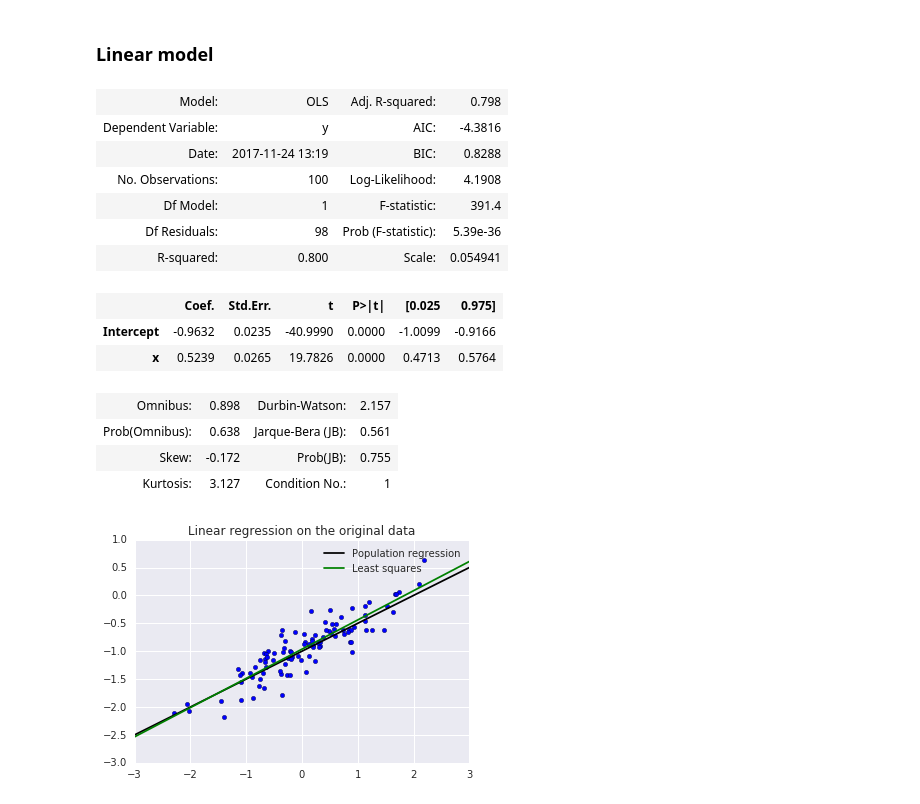
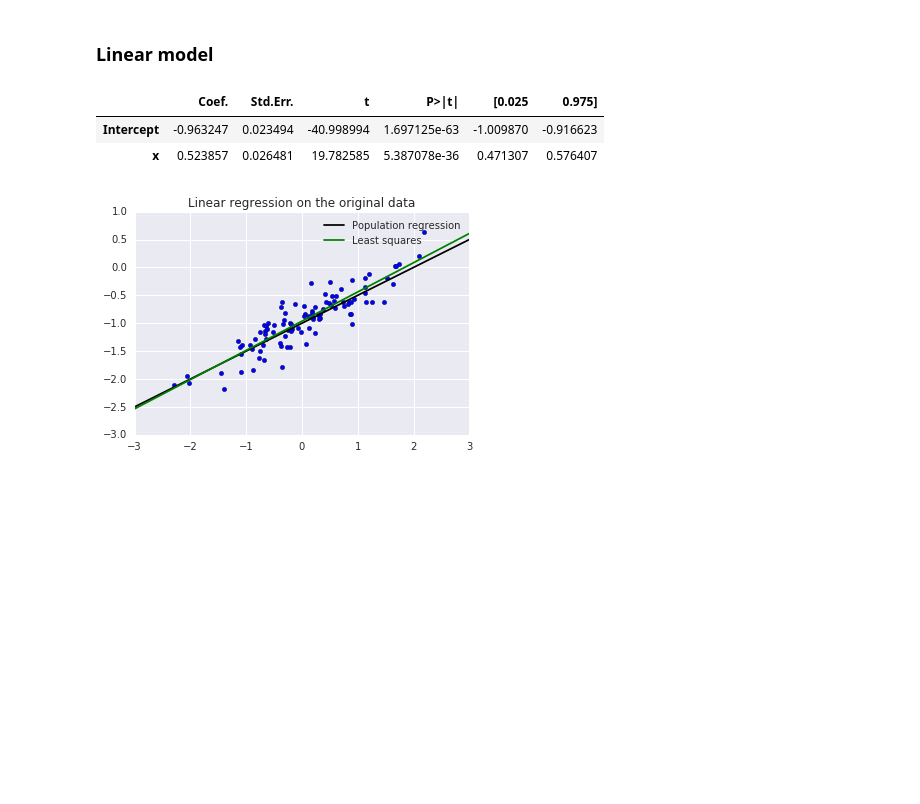
Before and after one commit to srillaert/ISLR-python, a Jupyter notebook: Ch3 Linear Regression/Ex13 Simple linear regression models on simulated data with different levels of noise.ipynb, the cells around one changed output. Cells and saved outputs as stored; diff of their text form; code cells hidden in the pictures; blank space fills up the shorter version.

```diff
--- a/Ch3 Linear Regression/Ex13 Simple linear regression models on simulated data with different levels of noise.ipynb
+++ b/Ch3 Linear Regression/Ex13 Simple linear regression models on simulated data with different levels of noise.ipynb
@@ -12,9 +13,12 @@ n = 100, ß₀ = -1 and ß₁ = 0.5
 # %%
 np.random.seed(1)
 x = np.random.randn(100)
-eps = np.random.randn(100) * .25
-y = -1 + .5 * x + eps
-df = pd.DataFrame({'x' : x, 'y' : y})
+def create_simulated_data(variance_error_term) :
+    eps = np.random.randn(100) * variance_error_term
+    y = -1 + .5 * x + eps
+    df = pd.DataFrame({'x' : x, 'y' : y})
+    return (y, df)
+y, df = create_simulated_data(.25)
 plt.scatter(x, y);
 # %% [output]
 [figure]
@@ -22,20 +26,9 @@ plt.scatter(x, y);
 ### Linear model
 # %%
 fit = sm.ols("y ~ x", df).fit()
-fit.summary2()
+fit.summary2().tables[1]
 # %% [output]
-| Model: | OLS | Adj. R-squared: | 0.798 |
-| Dependent Variable: | y | AIC: | -4.3816 |
-| Date: | 2017-11-24 13:19 | BIC: | 0.8288 |
-| No. Observations: | 100 | Log-Likelihood: | 4.1908 |
-| Df Model: | 1 | F-statistic: | 391.4 |
-| Df Residuals: | 98 | Prob (F-statistic): | 5.39e-36 |
-| R-squared: | 0.800 | Scale: | 0.054941 |
+|  | Coef. | Std.Err. | t | P>|t| | [0.025 | 0.975] |
+| Intercept | -0.963247 | 0.023494 | -40.998994 | 1.697125e-63 | -1.009870 | -0.916623 |
+| x | 0.523857 | 0.026481 | 19.782585 | 5.387078e-36 | 0.471307 | 0.576407 |
-|  | Coef. | Std.Err. | t | P>|t| | [0.025 | 0.975] |
-| Intercept | -0.9632 | 0.0235 | -40.9990 | 0.0000 | -1.0099 | -0.9166 |
-| x | 0.5239 | 0.0265 | 19.7826 | 0.0000 | 0.4713 | 0.5764 |
-| Omnibus: | 0.898 | Durbin-Watson: | 2.157 |
-| Prob(Omnibus): | 0.638 | Jarque-Bera (JB): | 0.561 |
-| Skew: | -0.172 | Prob(JB): | 0.755 |
-| Kurtosis: | 3.127 | Condition No.: | 1 |
 # %%
```
Also changed, not shown: parts of 26 cells of this notebook.
